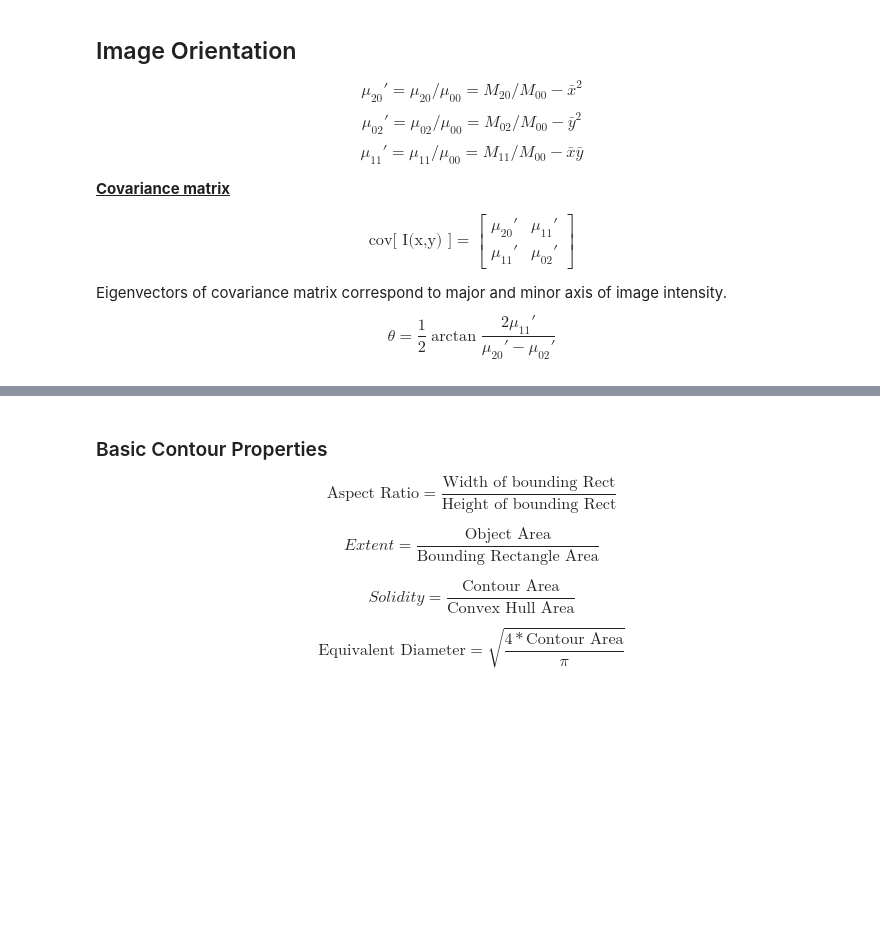
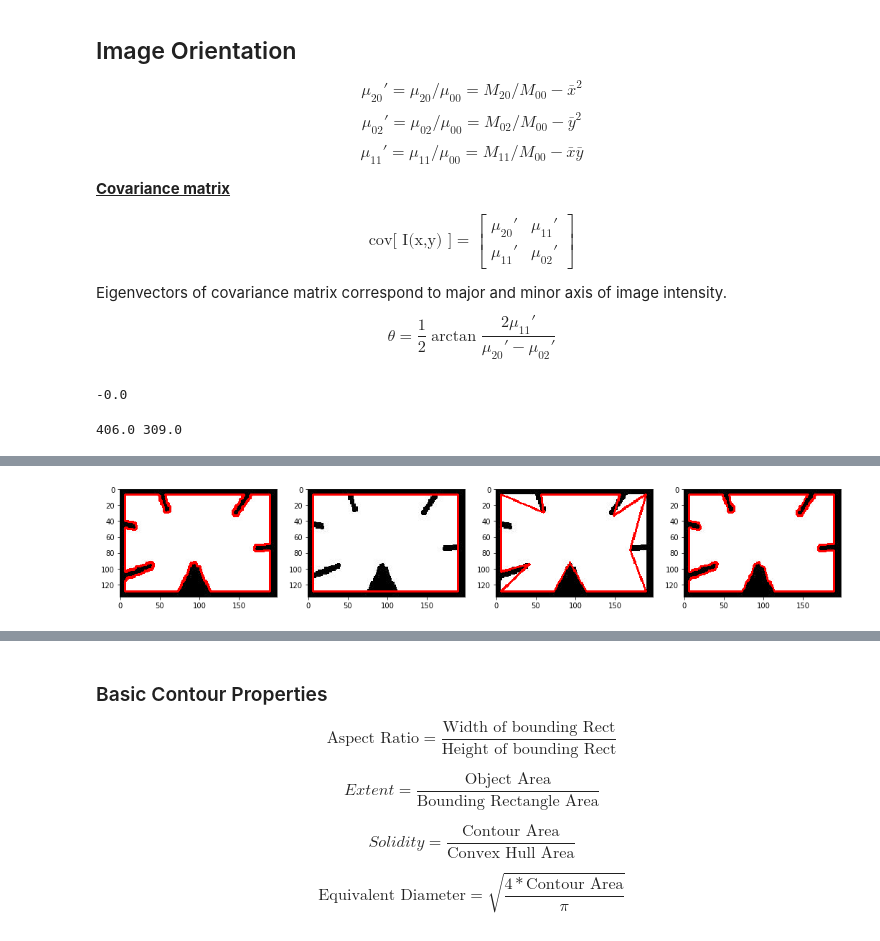
Before and after one commit to mananpal1997/Practical-OpenCV-Guide, a Jupyter notebook: OpenCV_Brief_Guide/1_Contours.ipynb, the cells around one changed output, grey strips where cells are left out. Drawn from its saved outputs; the diff is of its cells as text; code cells hidden in the pictures; blank space fills up the shorter version.

```diff
--- a/OpenCV_Brief_Guide/1_Contours.ipynb
+++ b/OpenCV_Brief_Guide/1_Contours.ipynb
@@ -15,7 +15,10 @@ gray = cv2.cvtColor(image, cv2.COLOR_BGR2GRAY)
 
 ret, thresh = cv2.threshold(gray, 127, 255, 0)
 
-contours, hierarchy = cv2.findContours(thresh, cv2.RETR_TREE, cv2.CHAIN_APPROX_SIMPLE)
+try:
+    contours, hierarchy = cv2.findContours(thresh, cv2.RETR_TREE, cv2.CHAIN_APPROX_SIMPLE)
+except:
+    temp, contours, hierarchy = cv2.findContours(thresh, cv2.RETR_TREE, cv2.CHAIN_APPROX_SIMPLE)
 # each contour is (x, y) representing coordinates of boundary points
 # %% [markdown]
 ### Draw Contours
@@ -33,7 +38,11 @@ plt.show()
 image = cv2.imread('../resources/image.png')
 gray = cv2.cvtColor(image, cv2.COLOR_BGR2GRAY)
 
-contours1, hierarchy = cv2.findContours(gray, cv2.RETR_TREE, cv2.CHAIN_APPROX_NONE)
-contours2, hierarchy = cv2.findContours(gray, cv2.RETR_TREE, cv2.CHAIN_APPROX_SIMPLE)
+try:
+    contours1, hierarchy = cv2.findContours(gray, cv2.RETR_TREE, cv2.CHAIN_APPROX_NONE)
+    contours2, hierarchy = cv2.findContours(gray, cv2.RETR_TREE, cv2.CHAIN_APPROX_SIMPLE)
+except:
+    temp, contours1, hierarchy = cv2.findContours(gray, cv2.RETR_TREE, cv2.CHAIN_APPROX_NONE)
+    temp, contours2, hierarchy = cv2.findContours(gray, cv2.RETR_TREE, cv2.CHAIN_APPROX_SIMPLE)
 
 print len(contours1[0]), len(contours2[0])
@@ -90,12 +107,16 @@ u11 = moment['m11']/moment['m00'] - centroid[0] * centroid[1]
 import math
 theta = 0.5 * math.atan((2 * u11) / (u20 - u02))
 print theta
+# %% [output]
+-0.0
 # %%
 # perimeter of contour
 perimeter_closed = cv2.arcLength(contour, True)
 perimeter_open = cv2.arcLength(contour, False)
 
 print perimeter_closed, perimeter_open
+# %% [output]
+406.0 309.0
 # %% [markdown]
 ### Contour Approximation
 It approximates a contour shape to another shape with less number of vertices. It uses Douglas-Peucker algorithm.
@@ -111,38 +132,43 @@ image3 = np.copy(image)
 image4 = np.copy(image)
 
 ret, thresh = cv2.threshold(cv2.cvtColor(image, cv2.COLOR_BGR2GRAY), 180, 255, 0)
-contours, hierarchy = cv2.findContours(thresh, cv2.RETR_TREE, cv2.CHAIN_APPROX_SIMPLE)
+try:
+    contours, hierarchy = cv2.findContours(thresh, cv2.RETR_TREE, cv2.CHAIN_APPROX_SIMPLE)
+except:
+    temp, contours, hierarchy = cv2.findContours(thresh, cv2.RETR_TREE, cv2.CHAIN_APPROX_SIMPLE)
 contour = max(contours, key=cv2.contourArea)
 cv2.drawContours(image, [contour], 0, (255, 0, 0), 2)
 
 epsilon = 0.05 * cv2.arcLength(contour, True)
 approx = cv2.approxPolyDP(contour, epsilon, True)
 cv2.drawContours(image2, [approx], 0, (255, 0, 0), 2)
 
 epsilon = 0.02 * cv2.arcLength(contour, True)
 approx = cv2.approxPolyDP(contour, epsilon, True)
 cv2.drawContours(image3, [approx], 0, (255, 0, 0), 2)
 
 epsilon = 0.001 * cv2.arcLength(contour, True)
 approx = cv2.approxPolyDP(contour, epsilon, True)
 cv2.drawContours(image4, [approx], 0, (255, 0, 0), 2)
 
 fig = plt.figure()
 fig.set_size_inches(18, 10)
 
 fig.add_subplot(1, 4, 1)
 plt.imshow(image)
 
 fig.add_subplot(1, 4, 2)
 plt.imshow(image2)
 
 fig.add_subplot(1, 4, 3)
 plt.imshow(image3)
 
 fig.add_subplot(1, 4, 4)
 plt.imshow(image4)
 
 plt.show()
+# %% [output]
+[figure, added]
 # %%
 image = cv2.imread('../resources/hand.jpg')
 gray = cv2.cvtColor(image, cv2.COLOR_BGR2GRAY)
```
Also changed, not shown: parts of 9 cells of this notebook, 10 other files.
